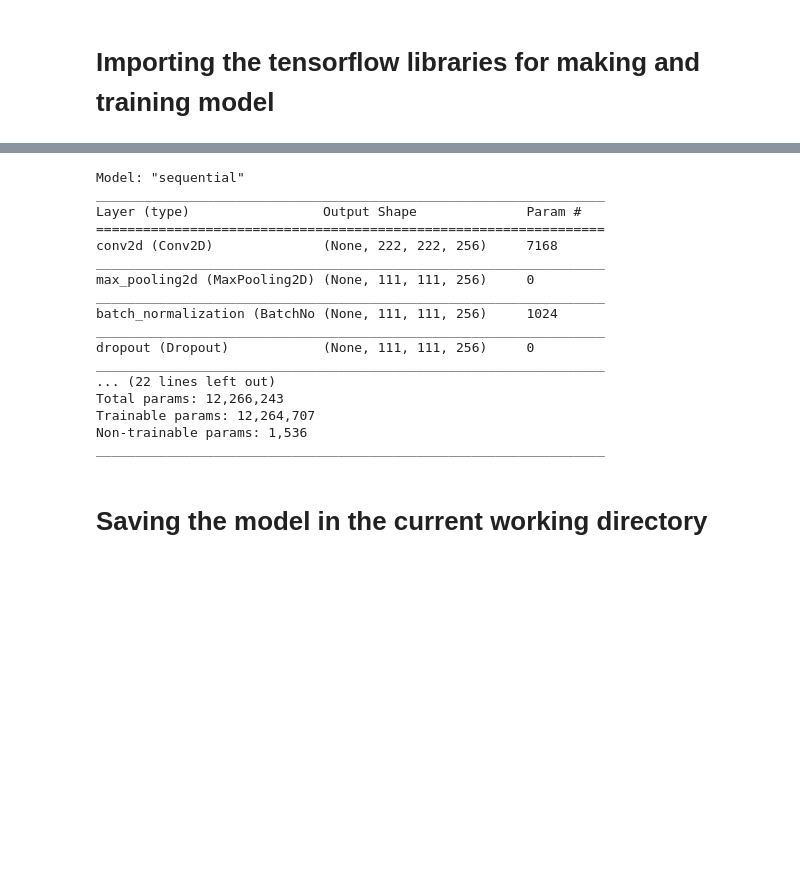
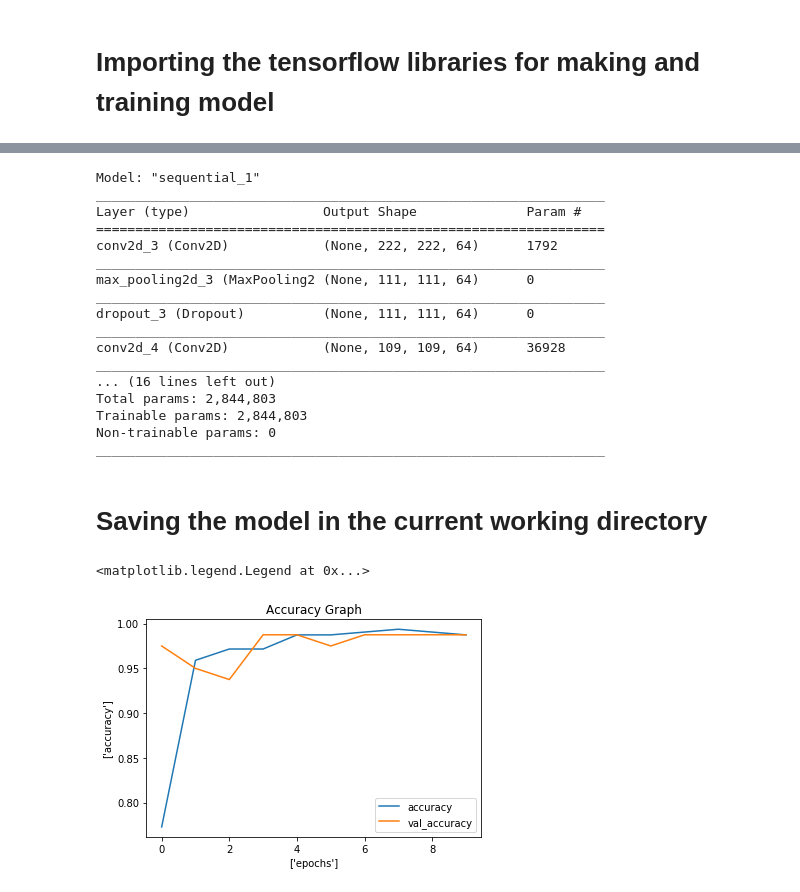
Before and after one commit to RahulBarman101/RGB-Classification, a Jupyter notebook: train.ipynb, the cells around one changed output, grey strips where cells are left out. Cells and saved outputs as stored; diff of their text form; code cells hidden in the pictures; blank space fills up the shorter version.

Commit message:
added visualization

```diff
--- a/train.ipynb
+++ b/train.ipynb
@@ -97,17 +97,14 @@ from tensorflow.keras.models import Sequential
 from tensorflow.keras.layers import Dense,Conv2D,MaxPooling2D,Flatten,Dropout,BatchNormalization
 from tensorflow.keras.callbacks import ModelCheckpoint
 # %%
-model = Sequential([Conv2D(256,(3,3),input_shape=(224,224,3),activation='relu'),
+model = Sequential([Conv2D(64,(3,3),input_shape=(224,224,3),activation='relu'),
                     MaxPooling2D((2,2)),
-                    BatchNormalization(),
                     Dropout(0.2),
-                    Conv2D(256,(3,3),activation='relu'),
+                    Conv2D(64,(3,3),activation='relu'),
                     MaxPooling2D((2,2)),
-                    BatchNormalization(),
                     Dropout(0.2),
-                    Conv2D(256,(3,3),activation='relu'),
+                    Conv2D(64,(3,3),activation='relu'),
                     MaxPooling2D((2,2)),
-                    BatchNormalization(),
                     Dropout(0.2),
                     Flatten(),
                     Dense(64,activation='relu'),
@@ -116,5 +113,5 @@ model = Sequential([Conv2D(256,(3,3),input_shape=(224,224,3),activation='relu'),
 # %%
 model.compile(loss='sparse_categorical_crossentropy',optimizer='adam',metrics=['accuracy'])
 # %%
-model.fit(x,y,batch_size=32,epochs=10)
+history = model.fit(x,y,batch_size=32,epochs=10,validation_split=0.2)
 # %% [output]
@@ -141,22 +135,22 @@ Epoch 10/10
 # %%
 model.summary()
 # %% [output]
-Model: "sequential"
+Model: "sequential_1"
 _________________________________________________________________
 Layer (type)                 Output Shape              Param #
 =================================================================
-conv2d (Conv2D)              (None, 222, 222, 256)     7168
+conv2d_3 (Conv2D)            (None, 222, 222, 64)      1792
 _________________________________________________________________
-max_pooling2d (MaxPooling2D) (None, 111, 111, 256)     0
+max_pooling2d_3 (MaxPooling2 (None, 111, 111, 64)      0
 _________________________________________________________________
-batch_normalization (BatchNo (None, 111, 111, 256)     1024
+dropout_3 (Dropout)          (None, 111, 111, 64)      0
 _________________________________________________________________
-dropout (Dropout)            (None, 111, 111, 256)     0
+conv2d_4 (Conv2D)            (None, 109, 109, 64)      36928
 _________________________________________________________________
-... (22 lines left out)
-Total params: 12,266,243
-Trainable params: 12,264,707
-Non-trainable params: 1,536
+... (16 lines left out)
+Total params: 2,844,803
+Trainable params: 2,844,803
+Non-trainable params: 0
 _________________________________________________________________
 # %% [markdown]
 # Saving the model in the current working directory
@@ -164,0 +162,10 @@ model.save('trained_model.h5')
+# %%
+plt.plot(history.history['accuracy'])
+plt.plot(history.history['val_accuracy'])
+plt.xlabel(['epochs'])
+plt.ylabel(['accuracy'])
+plt.title('Accuracy Graph')
+plt.legend(['accuracy','val_accuracy'])
+# %% [output]
+<matplotlib.legend.Legend at 0x...>
+[figure, added]
```
Also changed, not shown: parts of 5 cells of this notebook.
